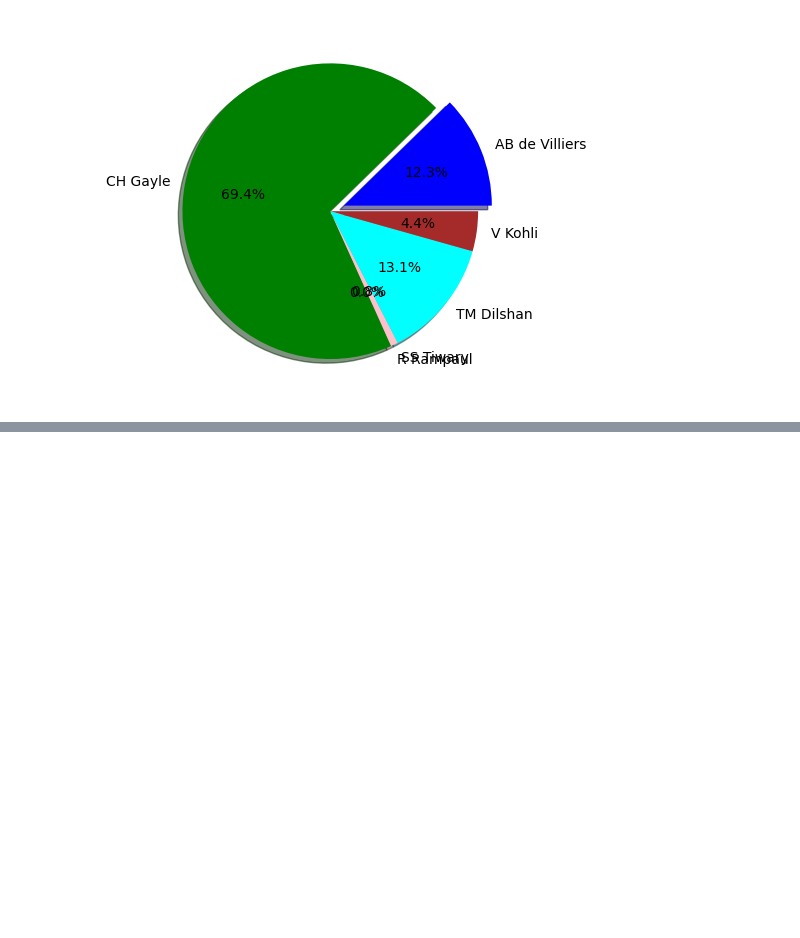
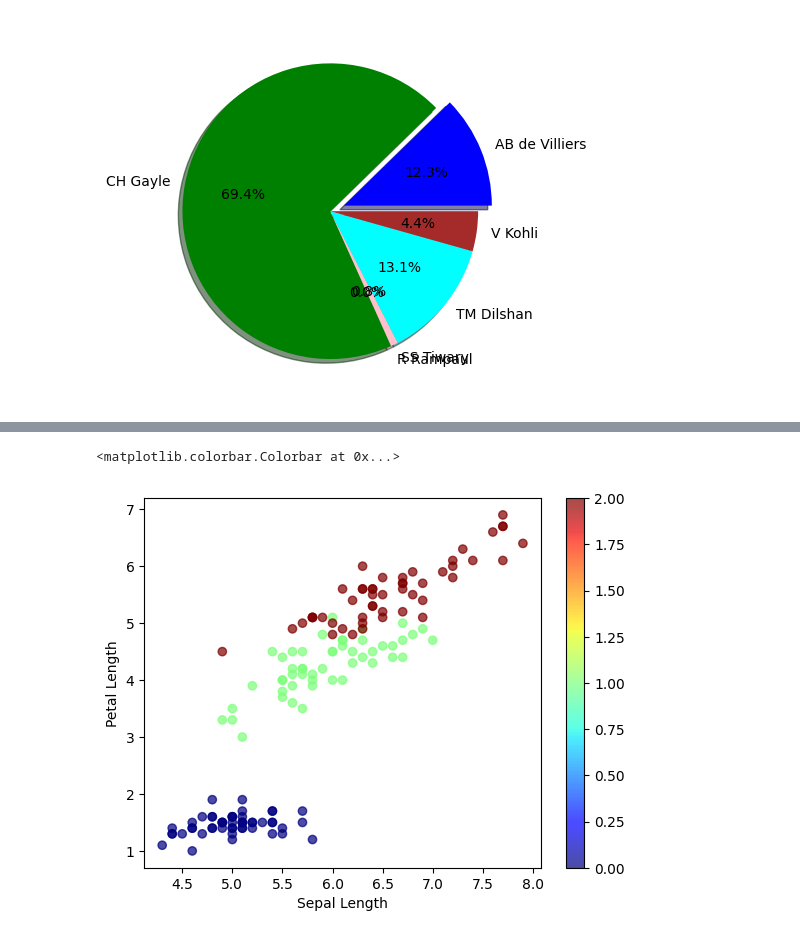
Before and after one commit to abhishekmorya1/DataScience, a Jupyter notebook: Matplotlib/Matplotlib.ipynb, the cells around one changed output, grey strips where cells are left out. Saved outputs shown, nothing was run; the diff lists cells and outputs as text; code cells hidden in the pictures; blank space fills up the shorter version.

```diff
--- a/Matplotlib/Matplotlib.ipynb
+++ b/Matplotlib/Matplotlib.ipynb
@@ -831,0 +875,46 @@ plt.savefig("sample.png")
+# %%
+plt.scatter(iris["SepalLengthCm"], iris["PetalLengthCm"], c=iris['Species'], cmap = 'jet', alpha=0.7)
+
+plt.xlabel('Sepal Length')
+plt.ylabel('Petal Length')
+
+plt.colorbar()
+
+
+# Scatter Plot with Color Mapping
+
+# What:
+# Creates a scatter plot where the color of each point represents a category or value from another column.
+
+# c:
+# Specifies the data used to determine the color of each point.
+
+# c=iris['Species']:
+# Uses the Species column to assign colors to the points.
+
+# cmap:
+# Specifies the color map used to convert values into colors.
+
+# cmap='jet':
+# Uses the jet color map.
+
+# alpha:
+# Controls the transparency of the points.
+
+# alpha=0.7:
+# Makes the points slightly transparent, which helps when points overlap.
+
+# plt.xlabel():
+# Sets the X-axis label.
+
+# plt.ylabel():
+# Sets the Y-axis label.
+
+# plt.colorbar():
+# Adds a color bar to the plot showing the mapping between data values and colors.
+
+# Important:
+# c controls the color based on data, while cmap controls how those values are converted into colors.
+# %% [output]
+<matplotlib.colorbar.Colorbar at 0x...>
+[figure, added]
```
Also changed, not shown: parts of 15 cells of this notebook, 3 other files.
